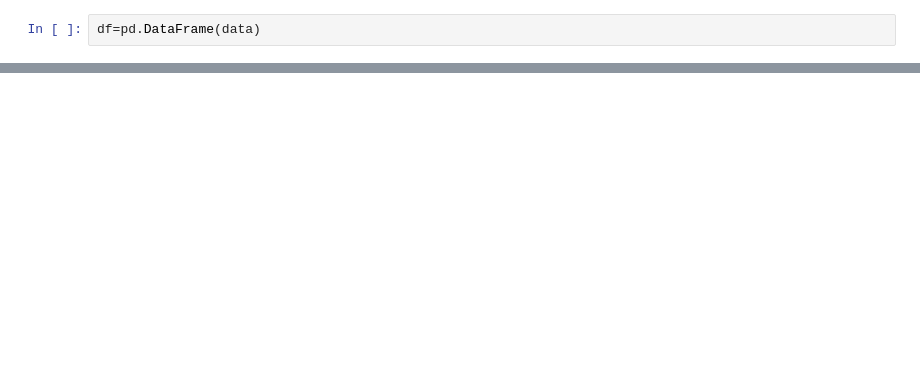
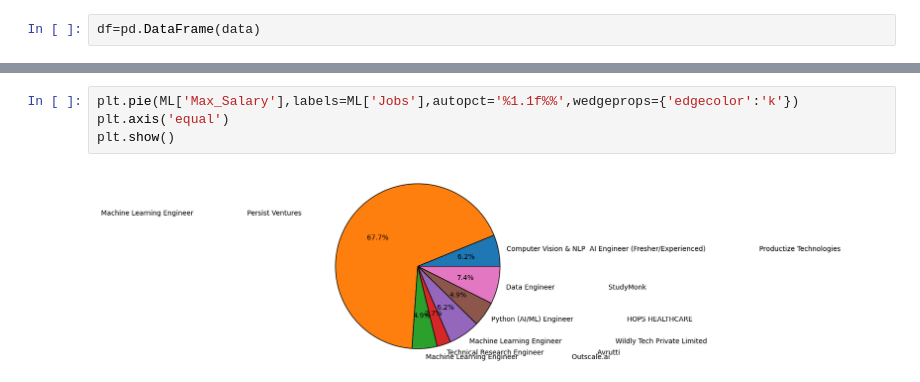
Before and after one commit to Harshbhatti/Data_Analysis, a Jupyter notebook: Internshala_Web Scrapping.ipynb, the cells around one changed output, grey strips where cells are left out. Drawn from its saved outputs; the diff is of its cells as text; blank space fills up the shorter version.

```diff
--- a/Internshala_Web Scrapping.ipynb
+++ b/Internshala_Web Scrapping.ipynb
@@ -140,0 +299,6 @@ df
+# %%
+plt.pie(ML['Max_Salary'],labels=ML['Jobs'],autopct='%1.1f%%',wedgeprops={'edgecolor':'k'})
+plt.axis('equal')
+plt.show()
+# %% [output]
+[figure, added]
```
Also changed, not shown: parts of 42 cells of this notebook.
